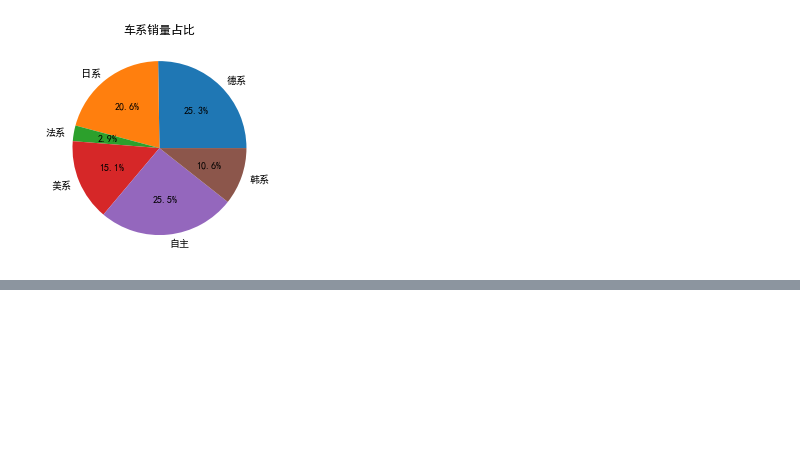
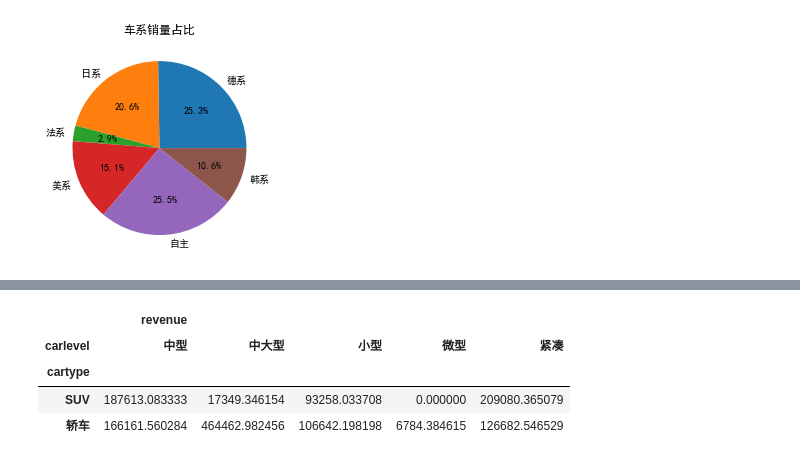
Before and after one commit to AI119/opupupuo, a Jupyter notebook: Numpy & Pandas/作业测试.ipynb, the cells around one changed output, grey strips where cells are left out. Cells and saved outputs as stored; diff of their text form; code cells hidden in the pictures; blank space fills up the shorter version.

```diff
--- a/Numpy & Pandas/作业测试.ipynb
+++ b/Numpy & Pandas/作业测试.ipynb
@@ -40,0 +50,9 @@ plt.show()
+# %%
+data.fillna(0,inplace = True)
+data
+# %% [output]
+|  | revenue |  |  |  |  |
+| carlevel | 中型 | 中大型 | 小型 | 微型 | 紧凑 |
+| cartype |  |  |  |  |  |
+| SUV | 187613.083333 | 17349.346154 | 93258.033708 | 0.000000 | 209080.365079 |
+| 轿车 | 166161.560284 | 464462.982456 | 106642.198198 | 6784.384615 | 126682.546529 |
```
Also changed, not shown: parts of 2 cells of this notebook, 13 other files.
